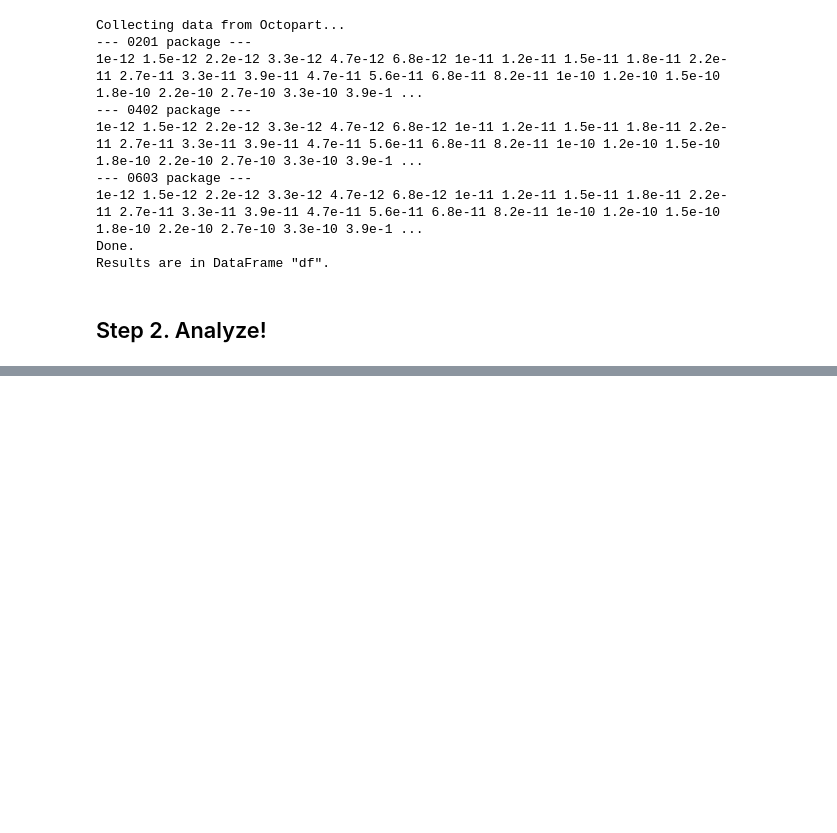
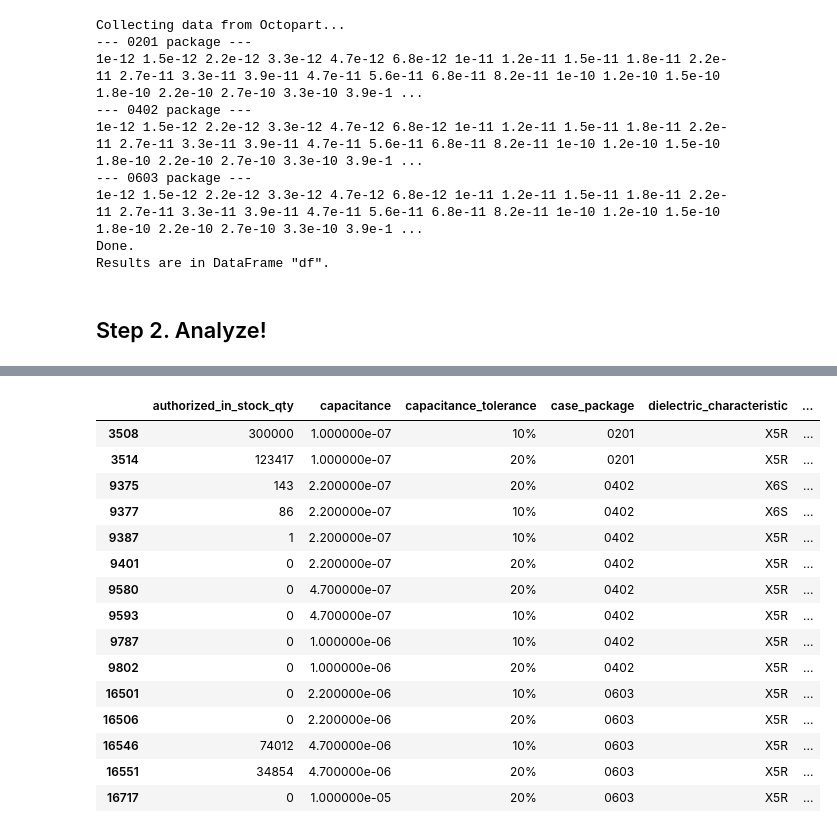
Before and after one commit to 2n3906/scottopart, a Jupyter notebook: notebooks/Capacitor Sourcing.ipynb, the cells around one changed output, grey strips where cells are left out. Cells and saved outputs as stored; diff of their text form; code cells hidden in the pictures; blank space fills up the shorter version.

```diff
--- a/notebooks/Capacitor Sourcing.ipynb
+++ b/notebooks/Capacitor Sourcing.ipynb
@@ -126,0 +233,19 @@ df.groupby(['case_package', 'capacitance']).head(5)
+# %%
+df[df['voltage_rating_dc'] == 'YA' ]
+# %% [output]
+|  | authorized_in_stock_qty | capacitance | capacitance_tolerance | case_package | dielectric_characteristic | ... |
+| 3508 | 300000 | 1.000000e-07 | 10% | 0201 | X5R | ... |
+| 3514 | 123417 | 1.000000e-07 | 20% | 0201 | X5R | ... |
+| 9375 | 143 | 2.200000e-07 | 20% | 0402 | X6S | ... |
+| 9377 | 86 | 2.200000e-07 | 10% | 0402 | X6S | ... |
+| 9387 | 1 | 2.200000e-07 | 10% | 0402 | X5R | ... |
+| 9401 | 0 | 2.200000e-07 | 20% | 0402 | X5R | ... |
+| 9580 | 0 | 4.700000e-07 | 20% | 0402 | X5R | ... |
+| 9593 | 0 | 4.700000e-07 | 10% | 0402 | X5R | ... |
+| 9787 | 0 | 1.000000e-06 | 10% | 0402 | X5R | ... |
+| 9802 | 0 | 1.000000e-06 | 20% | 0402 | X5R | ... |
+| 16501 | 0 | 2.200000e-06 | 10% | 0603 | X5R | ... |
+| 16506 | 0 | 2.200000e-06 | 20% | 0603 | X5R | ... |
+| 16546 | 74012 | 4.700000e-06 | 10% | 0603 | X5R | ... |
+| 16551 | 34854 | 4.700000e-06 | 20% | 0603 | X5R | ... |
+| 16717 | 0 | 1.000000e-05 | 20% | 0603 | X5R | ... |
```
Also changed, not shown: parts of 25 cells of this notebook, 2 other files.
